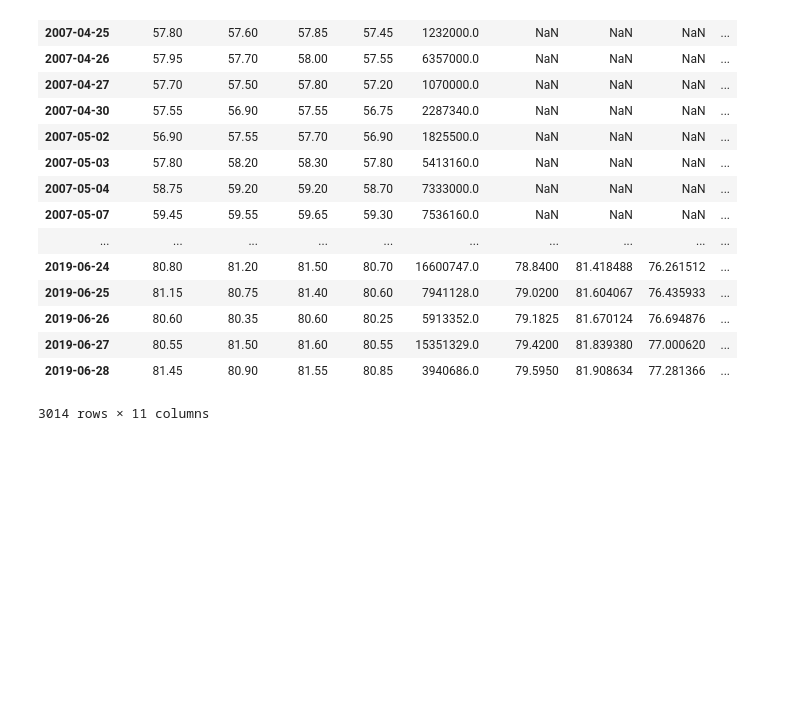
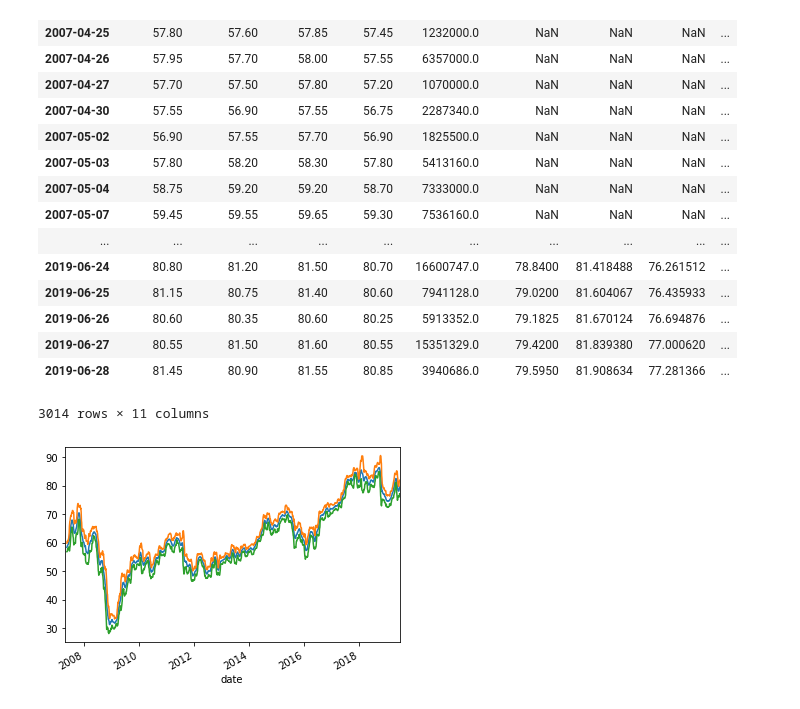
Before and after one commit to wpbawsed/tw-stock-analysis, a Jupyter notebook: BBand Strategy.ipynb, the cells around one changed output. Saved outputs shown, nothing was run; the diff lists cells and outputs as text; code cells hidden in the pictures; blank space fills up the shorter version.

```diff
--- a/BBand Strategy.ipynb
+++ b/BBand Strategy.ipynb
@@ -61,3 +83,10 @@ df
 | 2019-06-27 | 80.55 | 81.50 | 81.60 | 80.55 | 15351329.0 | 79.4200 | 81.839380 | 77.000620 | ... |
 | 2019-06-28 | 81.45 | 80.90 | 81.55 | 80.85 | 3940686.0 | 79.5950 | 81.908634 | 77.281366 | ... |
 3014 rows × 11 columns
+# %%
+df['middle'].plot()
+df['upper'].plot()
+df['lower'].plot()
+plt.show()
+# %% [output]
+[figure, added]
```
Also changed, not shown: parts of 2 cells of this notebook, 3 other files.
